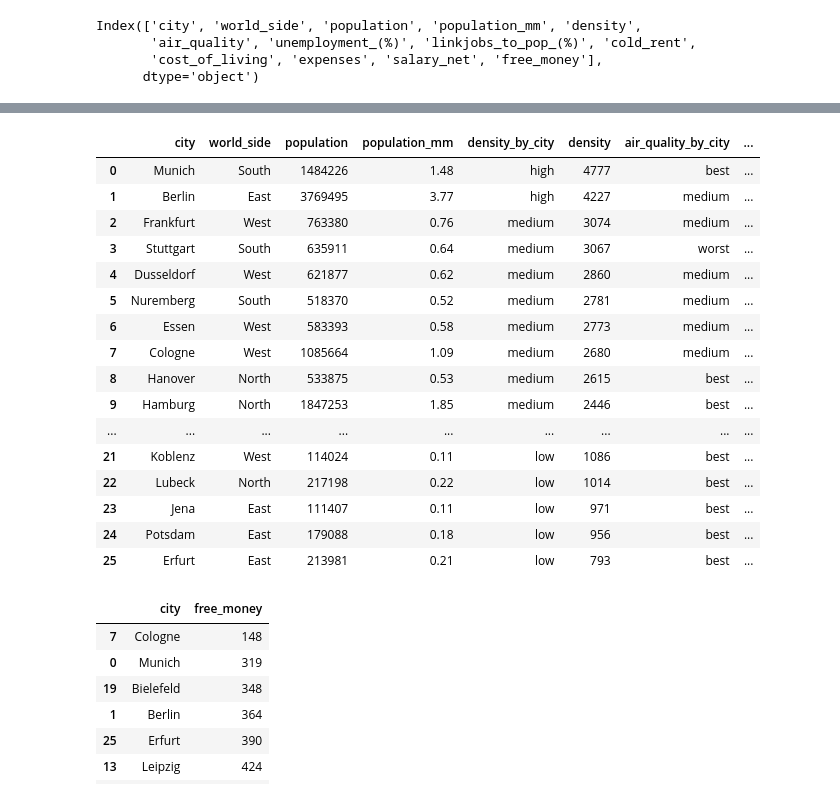
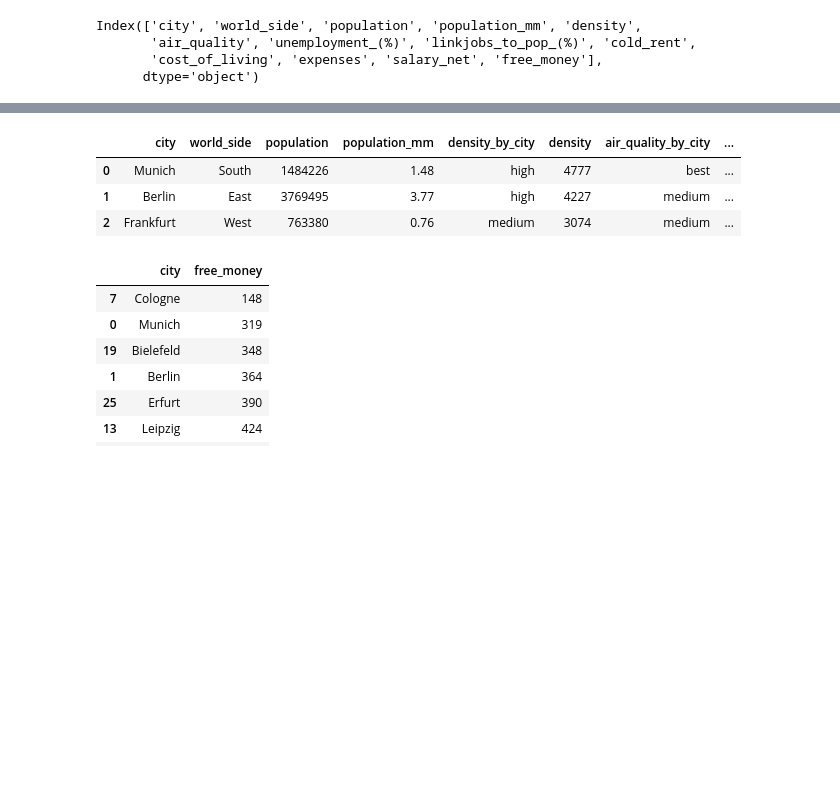
Before and after one commit to Calmasastone/German_cities, a Jupyter notebook: Python_calculation.ipynb, the cells around one changed output, grey strips where cells are left out. Saved outputs shown, nothing was run; the diff lists cells and outputs as text; code cells hidden in the pictures; blank space fills up the shorter version.

```diff
--- a/Python_calculation.ipynb
+++ b/Python_calculation.ipynb
@@ -66,26 +66,15 @@ newdf.insert(4, 'density_by_city', pd.cut(newdf['density'], bins=3, labels=['low
 newdf.insert(8, 'unemployment_by_city', pd.cut(newdf['unemployment_(%)'], bins=3, labels=['low', 'medium', 'high'])) # comparing unemployment_rate through all cities
 # %%
 newdf.insert(14, 'expenses_by_city', pd.cut(newdf['free_money'], bins=3, labels=['high', 'medium', 'low'])) # figuring out the most expensive cities
+# %%
+newdf.insert(10, 'linkjobs_by_city', pd.cut(newdf['linkjobs_to_pop_(%)'], bins=3, labels=['low', 'medium', 'high'])) # linkedin job distribution between cities
 # %%
-newdf
+newdf.head(3)
 # %% [output]
 |  | city | world_side | population | population_mm | density_by_city | density | air_quality_by_city | ... |
 | 0 | Munich | South | 1484226 | 1.48 | high | 4777 | best | ... |
 | 1 | Berlin | East | 3769495 | 3.77 | high | 4227 | medium | ... |
 | 2 | Frankfurt | West | 763380 | 0.76 | medium | 3074 | medium | ... |
-| 3 | Stuttgart | South | 635911 | 0.64 | medium | 3067 | worst | ... |
-| 4 | Dusseldorf | West | 621877 | 0.62 | medium | 2860 | medium | ... |
-| 5 | Nuremberg | South | 518370 | 0.52 | medium | 2781 | medium | ... |
-| 6 | Essen | West | 583393 | 0.58 | medium | 2773 | medium | ... |
-| 7 | Cologne | West | 1085664 | 1.09 | medium | 2680 | medium | ... |
-| 8 | Hanover | North | 533875 | 0.53 | medium | 2615 | best | ... |
-| 9 | Hamburg | North | 1847253 | 1.85 | medium | 2446 | best | ... |
-| ... | ... | ... | ... | ... | ... | ... | ... | ... |
-| 21 | Koblenz | West | 114024 | 0.11 | low | 1086 | best | ... |
-| 22 | Lubeck | North | 217198 | 0.22 | low | 1014 | best | ... |
-| 23 | Jena | East | 111407 | 0.11 | low | 971 | best | ... |
-| 24 | Potsdam | East | 179088 | 0.18 | low | 956 | best | ... |
-| 25 | Erfurt | East | 213981 | 0.21 | low | 793 | best | ... |
 # %%
 newdf[newdf['expenses_by_city']=='high'].loc[:, ['city', 'free_money']].sort_values('free_money')
 # Cities with highest expenses in Germany
```
Also changed, not shown: parts of 3 cells of this notebook, 2 other files.
